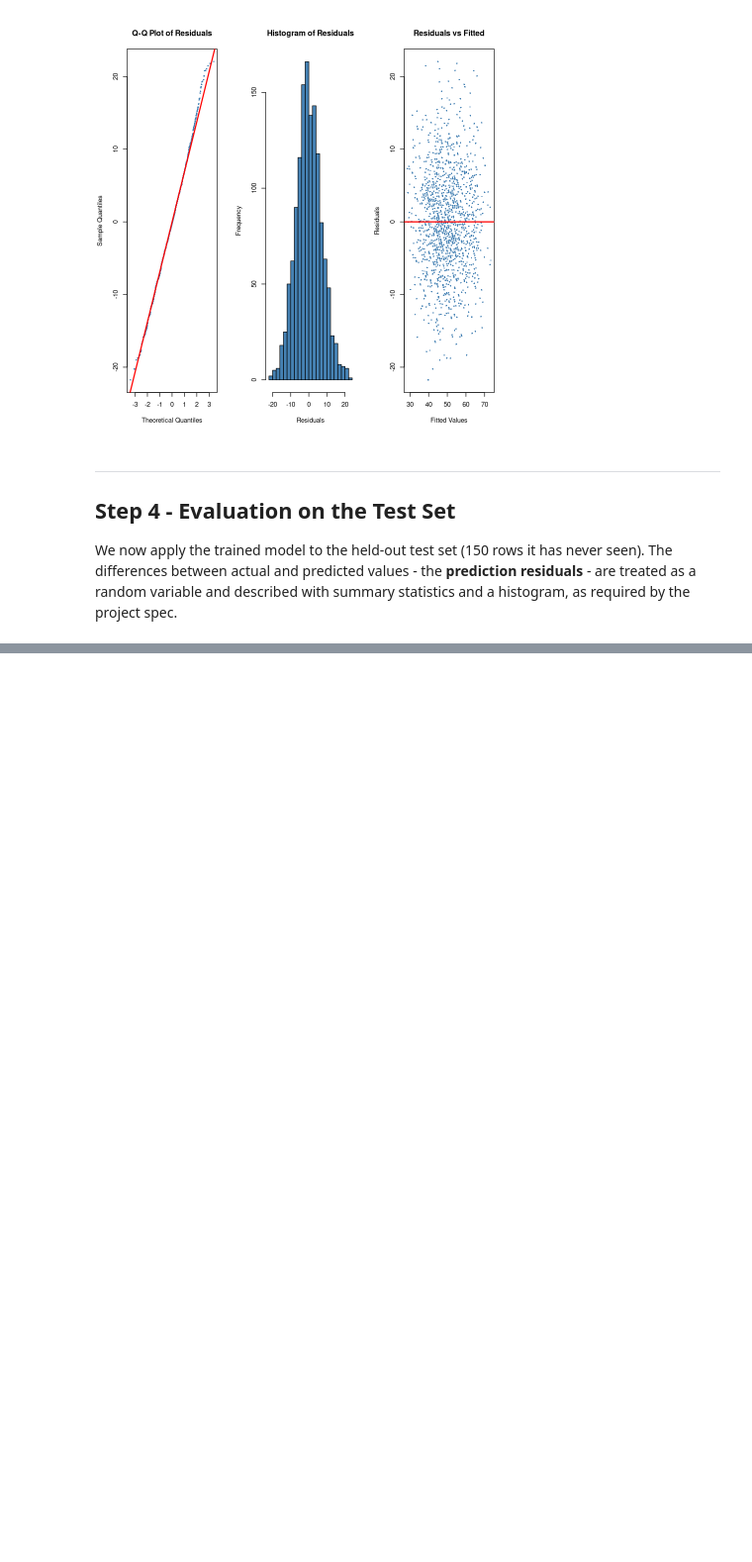
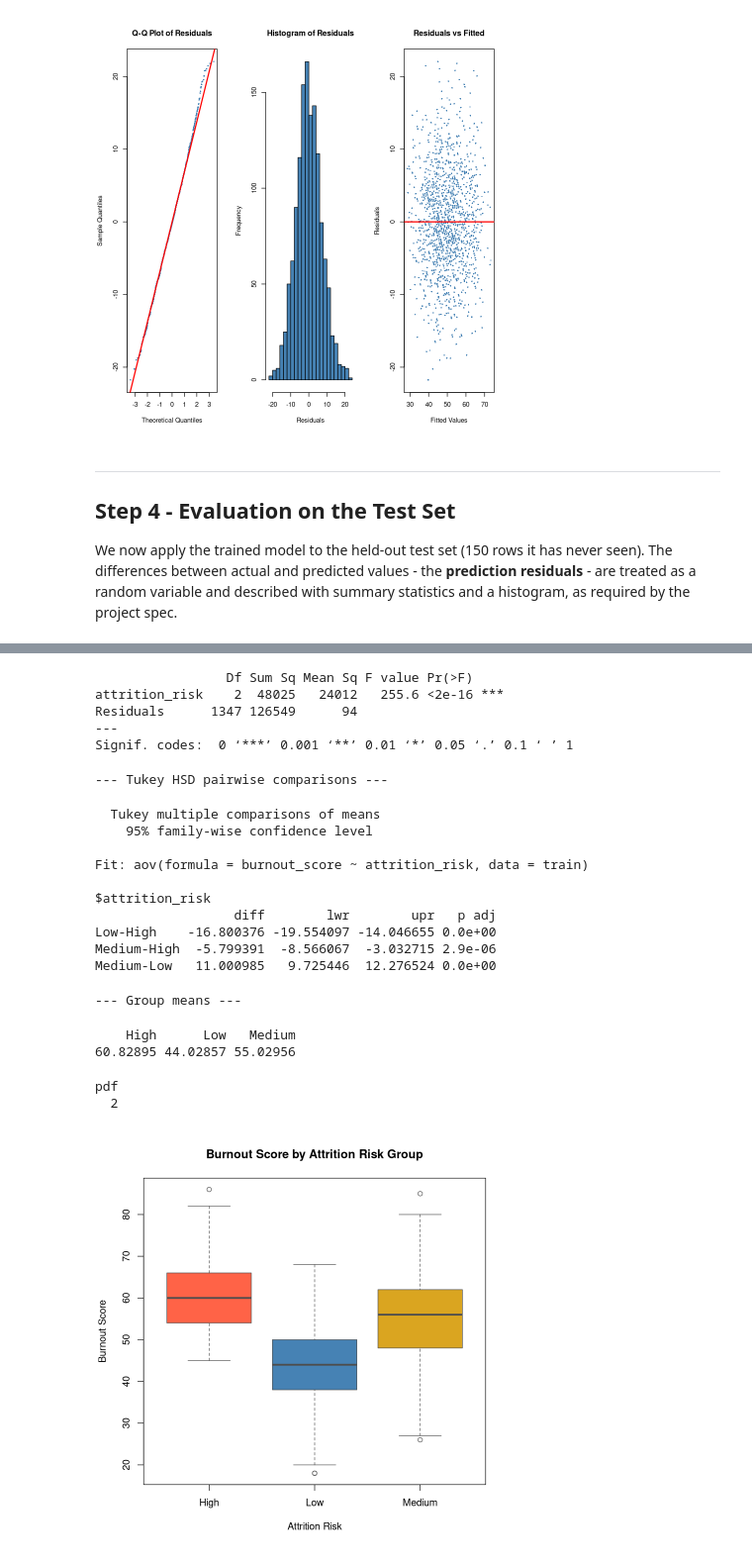
Before and after one commit to nkwiecienn/StatisticsCourse, a Jupyter notebook: Project2/Project2_NK.ipynb, the cells around one changed output, grey strips where cells are left out. Shown at 99% size. Cells and saved outputs as stored; diff of their text form; code cells hidden in the pictures; blank space fills up the shorter version.

Commit message:
Added ANOVA

```diff
--- a/Project2/Project2_NK.ipynb
+++ b/Project2/Project2_NK.ipynb
@@ -383,0 +435,49 @@ par(mfrow = c(1, 1))
+# %%
+# Deep analysis of the one significant categorical: attrition_risk
+model_anova <- aov(burnout_score ~ attrition_risk, data = train)
+summary(model_anova)
+
+cat('\n--- Tukey HSD pairwise comparisons ---\n')
+TukeyHSD(model_anova)
+
+cat('\n--- Group means ---\n')
+tapply(train$burnout_score, train$attrition_risk, mean)
+
+# Save boxplot for presentation
+png('Presentation/images/boxplot_attrition.png', width = 800, height = 500, res = 100)
+boxplot(burnout_score ~ attrition_risk, data = train,
+        main = 'Burnout Score by Attrition Risk Group',
+        xlab = 'Attrition Risk', ylab = 'Burnout Score',
+        col = c('tomato', 'steelblue', 'goldenrod'),
+        border = 'gray30')
+dev.off()
+
+# Display inline
+boxplot(burnout_score ~ attrition_risk, data = train,
+        main = 'Burnout Score by Attrition Risk Group',
+        xlab = 'Attrition Risk', ylab = 'Burnout Score',
+        col = c('tomato', 'steelblue', 'goldenrod'),
+        border = 'gray30')
+# %% [output]
+                 Df Sum Sq Mean Sq F value Pr(>F)
+attrition_risk    2  48025   24012   255.6 <2e-16 ***
+Residuals      1347 126549      94
+---
+Signif. codes:  0 ‘***’ 0.001 ‘**’ 0.01 ‘*’ 0.05 ‘.’ 0.1 ‘ ’ 1
+--- Tukey HSD pairwise comparisons ---
+  Tukey multiple comparisons of means
+    95% family-wise confidence level
+
+Fit: aov(formula = burnout_score ~ attrition_risk, data = train)
+
+$attrition_risk
+                  diff        lwr        upr   p adj
+Low-High    -16.800376 -19.554097 -14.046655 0.0e+00
+Medium-High  -5.799391  -8.566067  -3.032715 2.9e-06
+Medium-Low   11.000985   9.725446  12.276524 0.0e+00
+--- Group means ---
+    High      Low   Medium
+60.82895 44.02857 55.02956
+pdf
+  2
+[figure, added]
```
Also changed, not shown: parts of 19 cells of this notebook, 26 other files.
